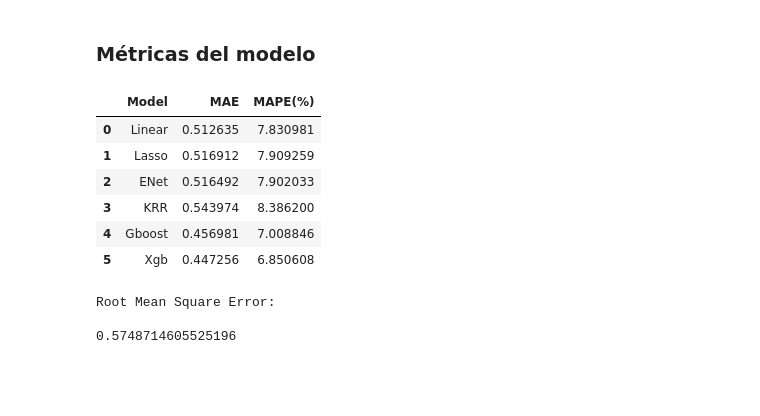
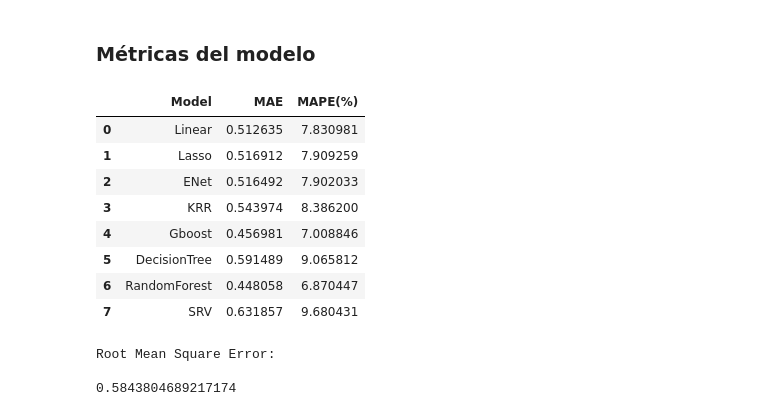
Before and after one commit to Cgarciaz/Machine_Learning, a Jupyter notebook: src/notebooks/modelos_ML.ipynb, the cells around one changed output. Drawn from its saved outputs; the diff is of its cells as text; code cells hidden in the pictures; blank space fills up the shorter version.

```diff
--- a/src/notebooks/modelos_ML.ipynb
+++ b/src/notebooks/modelos_ML.ipynb
@@ -374,3 +349,9 @@ result_xgb
+# %%
+rf_model.fit(X_train,y_train)
+rf_pred = rf_model.predict(X_test)
+# %%
+SVR_model.fit(X_train,y_train)
+SVR_pred = SVR_model.predict(X_test)
 # %% [markdown]
 ### Métricas del modelo
 # %%
@@ -382,35 +363,41 @@ mae_lasso = mae(y_test, lasso_pred)
 mae_ENet = mae(y_test, ENet_pred)
 mae_KRR = mae(y_test, KRR_pred)
 mae_GBoost = mae(y_test, GBoost_pred)
-mae_xgb = mae(y_test, xgb_pred)
+mae_tree = mae(y_test, tree_pred)
+mae_rf = mae(y_test, rf_pred)
+mae_SRV = mae(y_test, SVR_pred)
 # %%
 mape_lr = mape(y_test, linear_pred) * 100
 mape_lasso = mape(y_test, lasso_pred) * 100
 mape_ENet = mape(y_test, ENet_pred) * 100
 mape_KRR = mape(y_test, KRR_pred) * 100
 mape_GBoost = mape(y_test, GBoost_pred) * 100
-mape_xgb = mape(y_test, xgb_pred) * 100
+mape_tree = mape(y_test, tree_pred) * 100
+mape_rf = mape(y_test, rf_pred) * 100
+mape_SRV = mape(y_test, SVR_pred) * 100
 # %%
 modelCol = ['Linear', 'Lasso', 'ENet',
-            'KRR','Gboost','Xgb']
-maeCol = [mae_lr, mae_lasso, mae_ENet, mae_KRR, mae_GBoost, mae_xgb]
-mapeCol = [mape_lr, mape_lasso, mape_ENet, mape_KRR, mape_GBoost, mape_xgb]
+            'KRR','Gboost','DecisionTree','RandomForest','SRV']
+maeCol = [mae_lr, mae_lasso, mae_ENet, mae_KRR, mae_GBoost, mae_tree, mae_rf, mae_SRV]
+mapeCol = [mape_lr, mape_lasso, mape_ENet, mape_KRR, mape_GBoost, mape_tree, mape_rf, mape_SRV]
 models = pd.DataFrame({
     'Model': modelCol,
     'MAE': maeCol,
     'MAPE(%)':mapeCol
     })
 models
 # %% [output]
 |  | Model | MAE | MAPE(%) |
 | 0 | Linear | 0.512635 | 7.830981 |
 | 1 | Lasso | 0.516912 | 7.909259 |
 | 2 | ENet | 0.516492 | 7.902033 |
 | 3 | KRR | 0.543974 | 8.386200 |
 | 4 | Gboost | 0.456981 | 7.008846 |
-| 5 | Xgb | 0.447256 | 6.850608 |
+| 5 | DecisionTree | 0.591489 | 9.065812 |
+| 6 | RandomForest | 0.448058 | 6.870447 |
+| 7 | SRV | 0.631857 | 9.680431 |
 # %%
-MSE = np.square(np.subtract(y_test,xgb_pred)).mean()
+MSE = np.square(np.subtract(y_test,rf_pred)).mean()
 
 RMSE = math.sqrt(MSE)
 print("Root Mean Square Error:\n")
@@ -418,4 +405,4 @@ print(RMSE)
 # %% [output]
 Root Mean Square Error:
 
-0.5748714605525196
+0.5843804689217174
```
Also changed, not shown: parts of 10 cells of this notebook.
